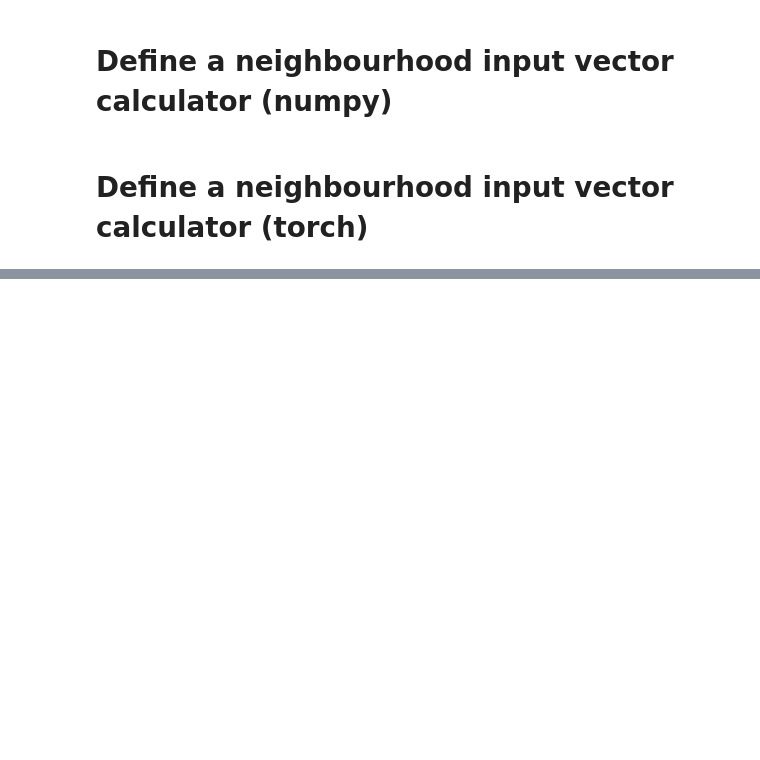
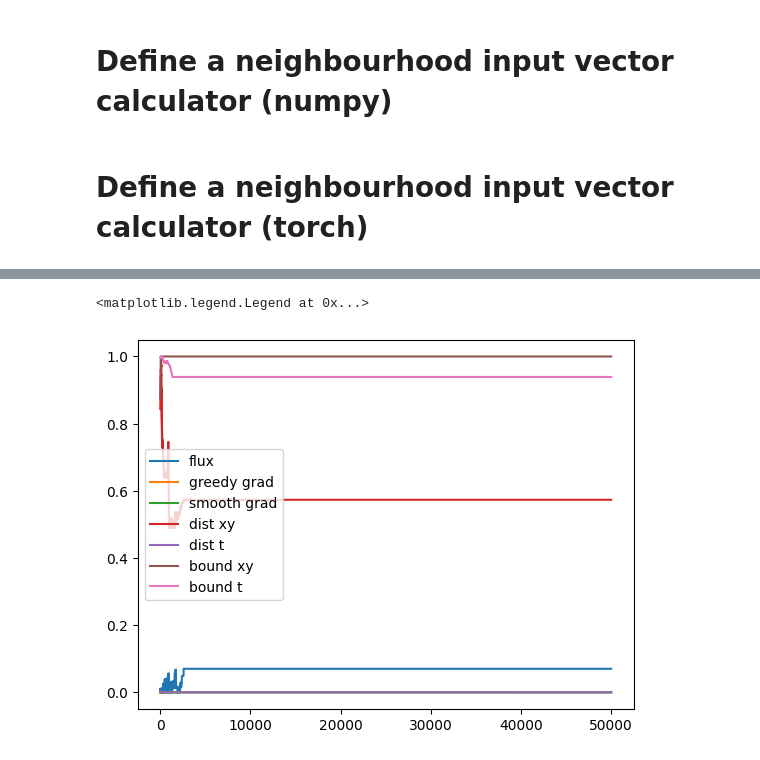
Before and after one commit to SpaceMeerkat/traident, a Jupyter notebook: training/preprocessing.ipynb, the cells around one changed output, grey strips where cells are left out. Saved outputs shown, nothing was run; the diff lists cells and outputs as text; code cells hidden in the pictures; blank space fills up the shorter version.

```diff
--- a/training/preprocessing.ipynb
+++ b/training/preprocessing.ipynb
@@ -283,0 +338,14 @@ plt.plot(all_loss)
+# %%
+plt.close('all')
+plt.figure()
+plt.plot(all_rewards[:,0], label = 'flux')
+plt.plot(all_rewards[:,1], label = 'greedy grad')
+plt.plot(all_rewards[:,2], label = 'smooth grad')
+plt.plot(all_rewards[:,3], label = 'dist xy')
+plt.plot(all_rewards[:,4], label = 'dist t')
+plt.plot(all_rewards[:,5], label = 'bound xy')
+plt.plot(all_rewards[:,6], label = 'bound t')
+plt.legend()
+# %% [output]
+<matplotlib.legend.Legend at 0x...>
+[figure, added]
```
Also changed, not shown: parts of 9 cells of this notebook.
